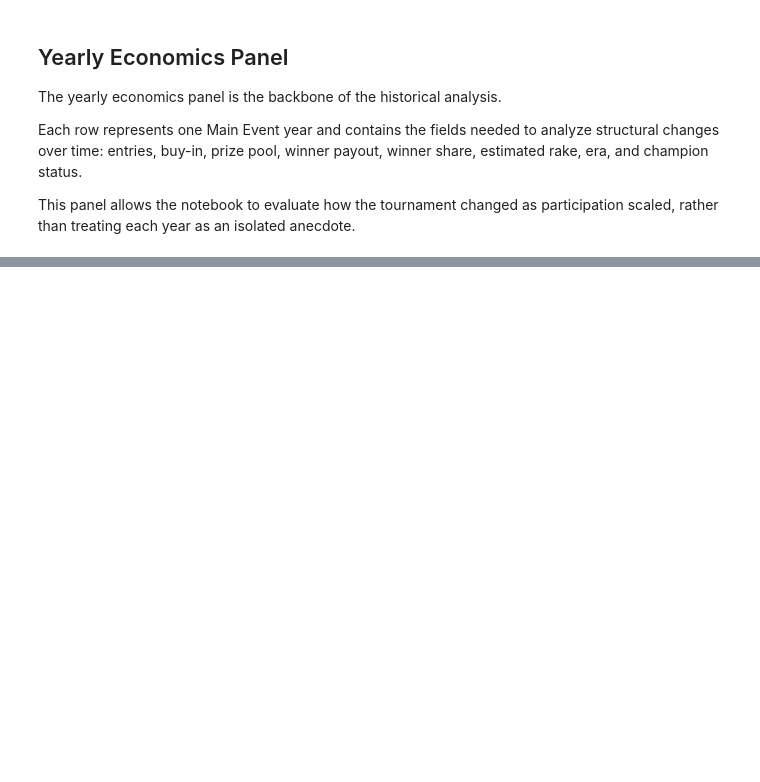
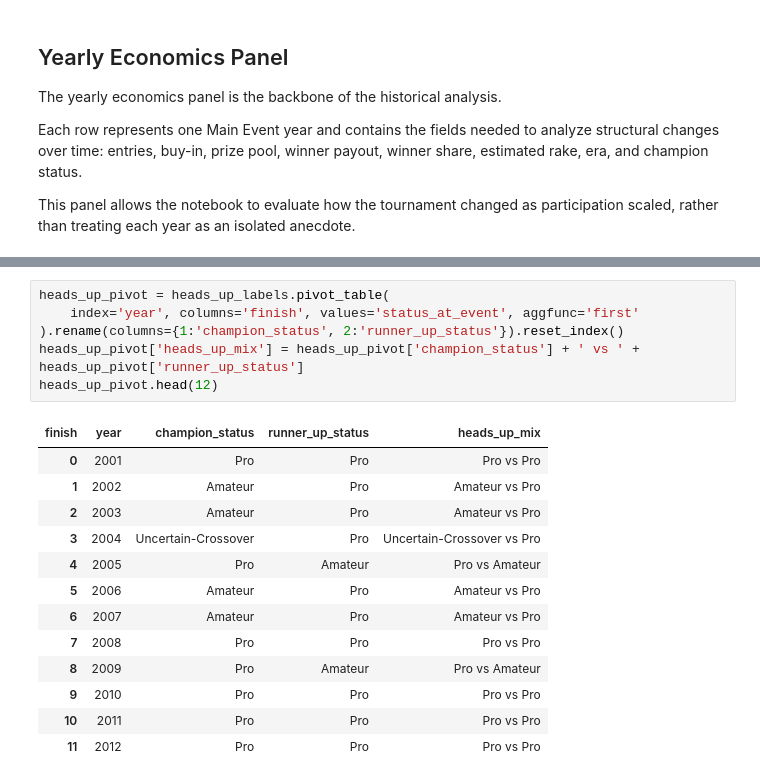
Before and after one commit to huntbrian1/WSOPProject, a Jupyter notebook: notebooks/WSOP_Main_Event_Analytics.ipynb, the cells around one changed output, grey strips where cells are left out. Drawn from its saved outputs; the diff is of its cells as text; blank space fills up the shorter version.

```diff
--- a/notebooks/WSOP_Main_Event_Analytics.ipynb
+++ b/notebooks/WSOP_Main_Event_Analytics.ipynb
@@ -590,0 +722,20 @@ display(scenario_df)
+# %%
+heads_up_pivot = heads_up_labels.pivot_table(
+    index='year', columns='finish', values='status_at_event', aggfunc='first'
+).rename(columns={1:'champion_status', 2:'runner_up_status'}).reset_index()
+heads_up_pivot['heads_up_mix'] = heads_up_pivot['champion_status'] + ' vs ' + heads_up_pivot['runner_up_status']
+heads_up_pivot.head(12)
+# %% [output]
+| finish | year | champion_status | runner_up_status | heads_up_mix |
+| 0 | 2001 | Pro | Pro | Pro vs Pro |
+| 1 | 2002 | Amateur | Pro | Amateur vs Pro |
+| 2 | 2003 | Amateur | Pro | Amateur vs Pro |
+| 3 | 2004 | Uncertain-Crossover | Pro | Uncertain-Crossover vs Pro |
+| 4 | 2005 | Pro | Amateur | Pro vs Amateur |
+| 5 | 2006 | Amateur | Pro | Amateur vs Pro |
+| 6 | 2007 | Amateur | Pro | Amateur vs Pro |
+| 7 | 2008 | Pro | Pro | Pro vs Pro |
+| 8 | 2009 | Pro | Amateur | Pro vs Amateur |
+| 9 | 2010 | Pro | Pro | Pro vs Pro |
+| 10 | 2011 | Pro | Pro | Pro vs Pro |
+| 11 | 2012 | Pro | Pro | Pro vs Pro |
```
Also changed, not shown: parts of 63 cells of this notebook.
